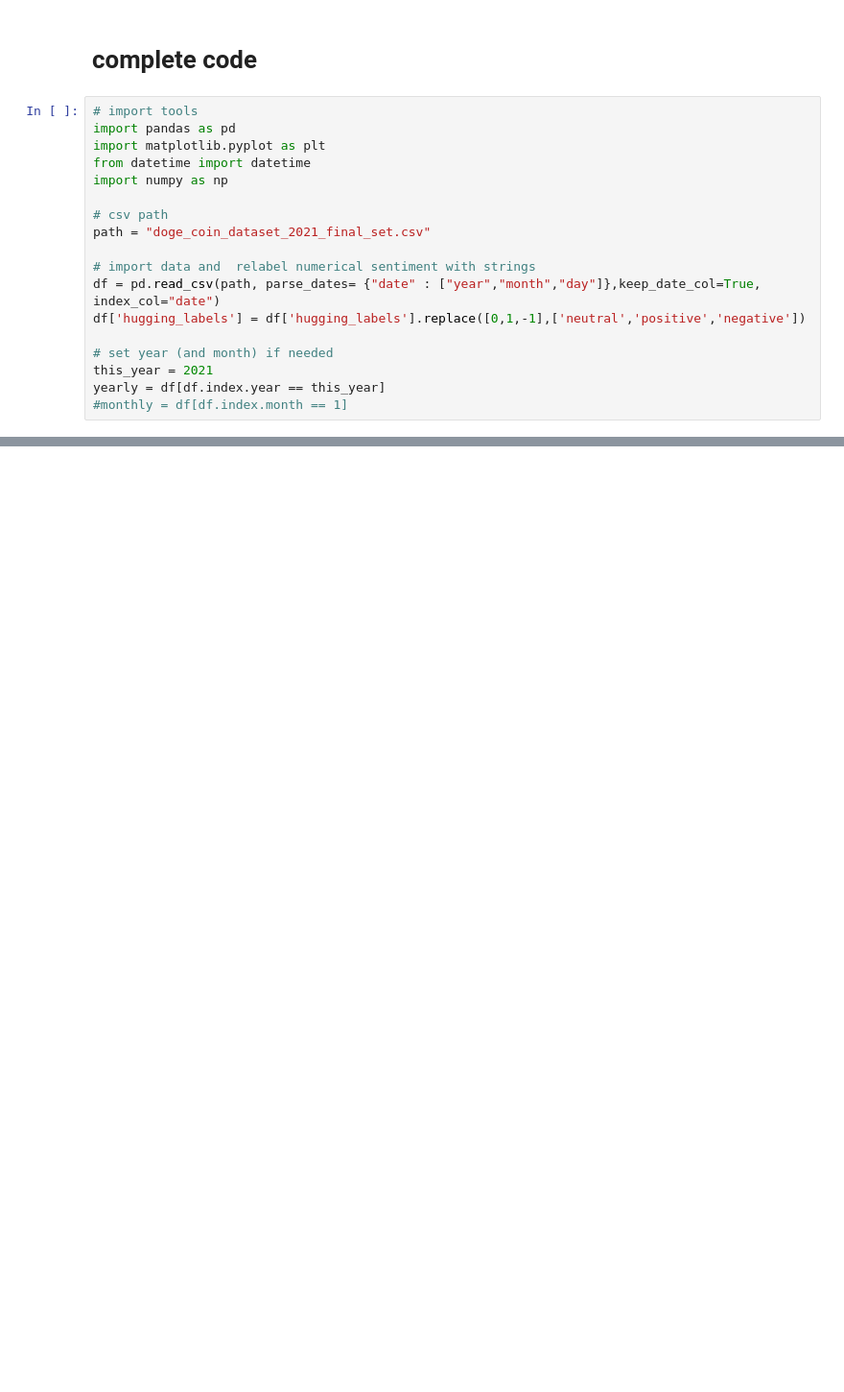
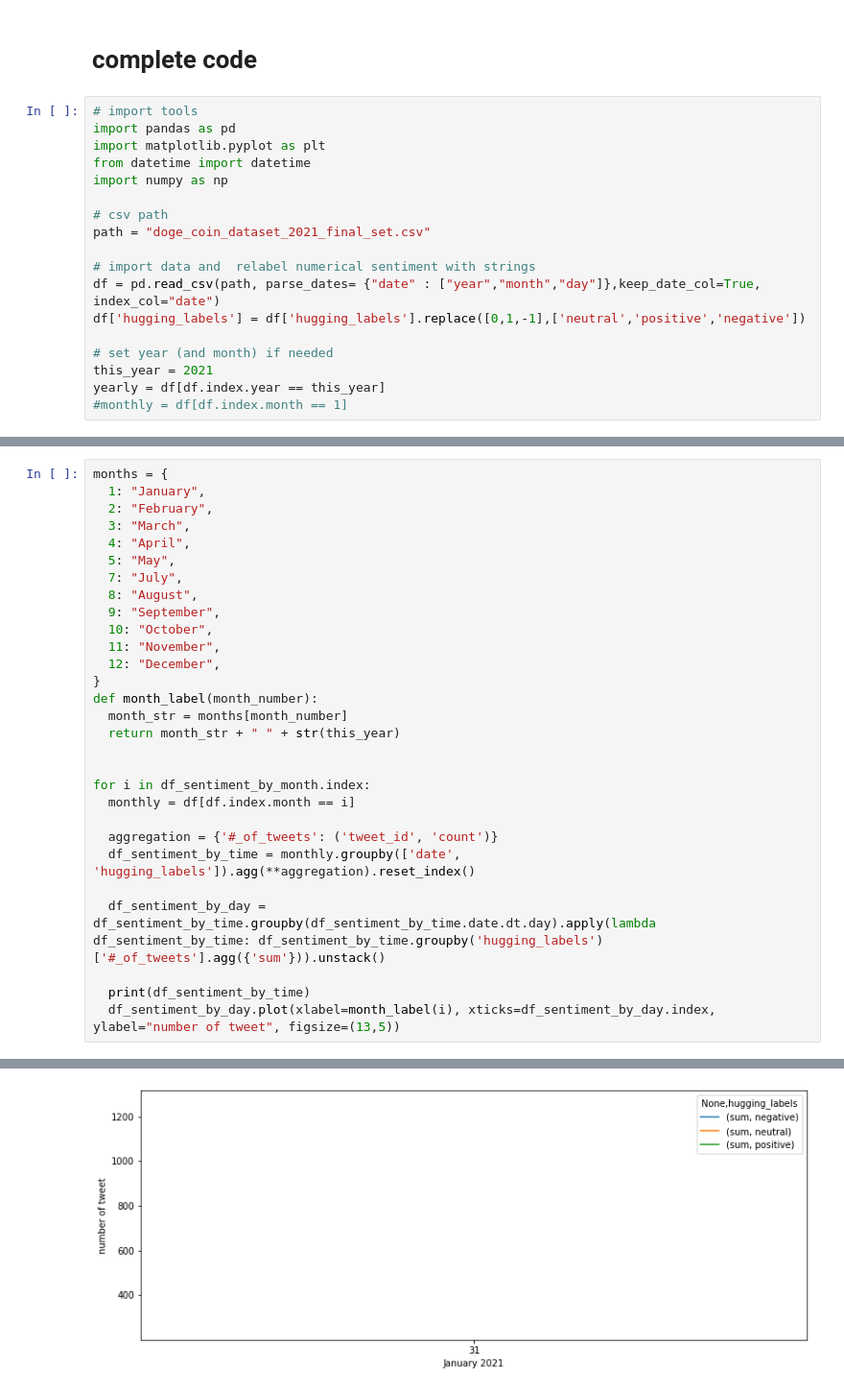
Before and after one commit to akhyar-ahmed/twitter_sentiment_and_dogecoin_price, a Jupyter notebook: data_analysis/Interaction_Statistics.ipynb, the cells around one changed output, grey strips where cells are left out. Shown at 96% size. Cells and saved outputs as stored; diff of their text form; blank space fills up the shorter version.

```diff
--- a/data_analysis/Interaction_Statistics.ipynb
+++ b/data_analysis/Interaction_Statistics.ipynb
@@ -117,0 +245,30 @@ for i in df_sentiment_by_month.index:
+# %%
+months = {
+  1: "January",
+  2: "February",
+  3: "March",
+  4: "April",
+  5: "May",
+  7: "July",
+  8: "August",
+  9: "September",
+  10: "October",
+  11: "November",
+  12: "December",
+}
+def month_label(month_number):
+  month_str = months[month_number]
+  return month_str + " " + str(this_year)
+
+
+for i in df_sentiment_by_month.index:
+  monthly = df[df.index.month == i]
+
+  aggregation = {'#_of_tweets': ('tweet_id', 'count')}
+  df_sentiment_by_time = monthly.groupby(['date', 'hugging_labels']).agg(**aggregation).reset_index()
+
+  df_sentiment_by_day = df_sentiment_by_time.groupby(df_sentiment_by_time.date.dt.day).apply(lambda df_sentiment_by_time: df_sentiment_by_time.groupby('hugging_labels')['#_of_tweets'].agg({'sum'})).unstack()
+
+  print(df_sentiment_by_time)
+  df_sentiment_by_day.plot(xlabel=month_label(i), xticks=df_sentiment_by_day.index, ylabel="number of tweet", figsize=(13,5))
+# %% [output]
@@ -117,0 +292 @@ for i in df_sentiment_by_month.index:
+[figure, added]
```
Also changed, not shown: parts of 12 cells of this notebook.
